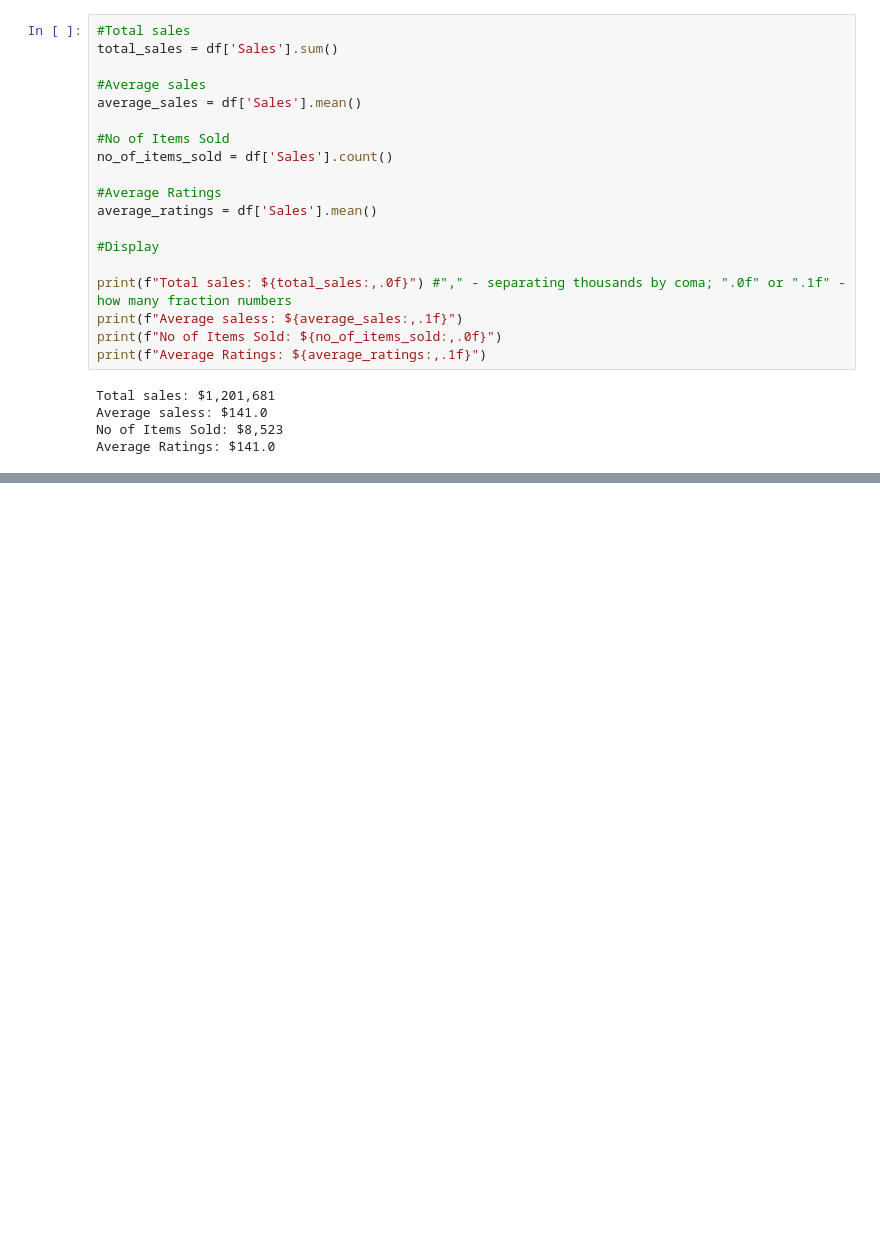
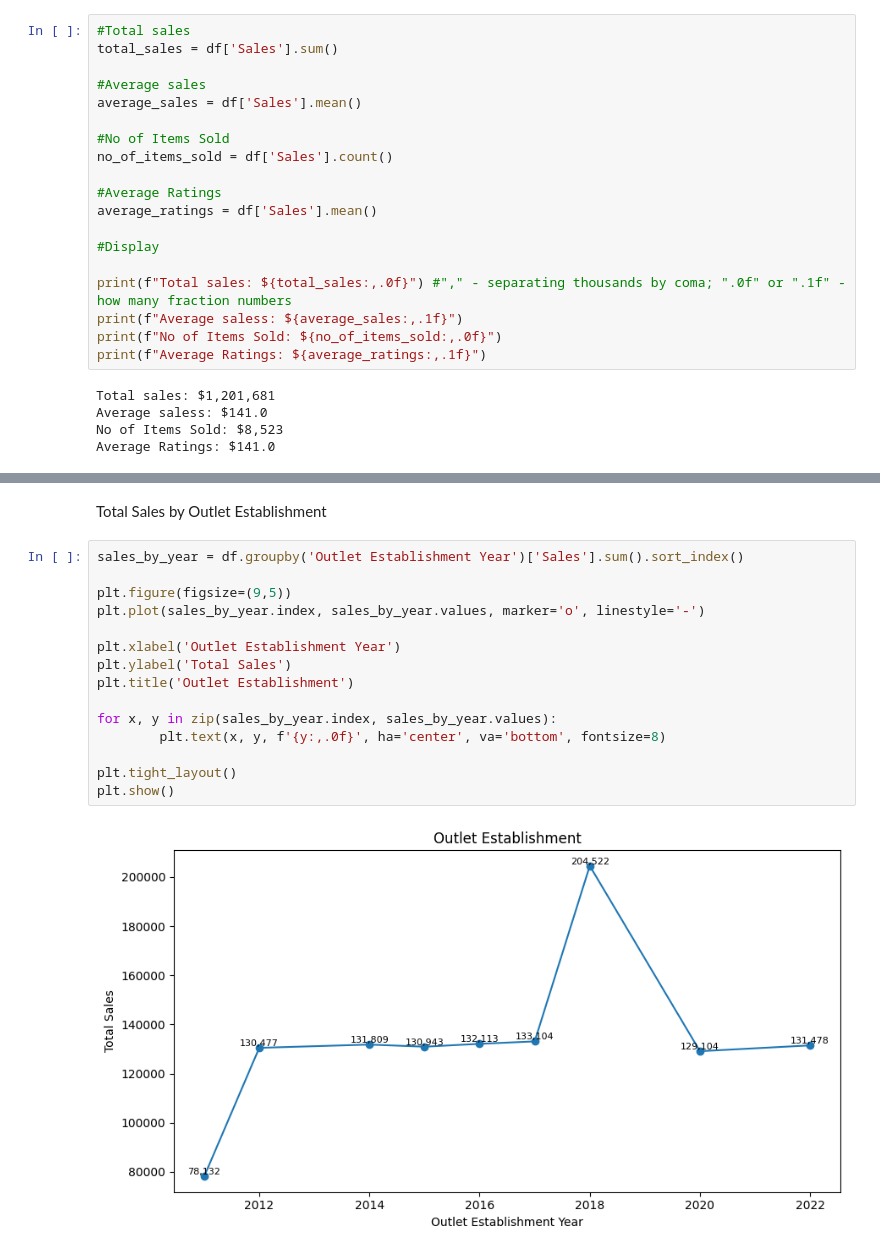
Before and after one commit to KrzysztofSym/blinkit_grocery_data, a Jupyter notebook: Blinkit Analysis in Python.ipynb, the cells around one changed output, grey strips where cells are left out. Drawn from its saved outputs; the diff is of its cells as text; blank space fills up the shorter version.

```diff
--- a/Blinkit Analysis in Python.ipynb
+++ b/Blinkit Analysis in Python.ipynb
@@ -135,0 +184,19 @@ Average Ratings: $141.0
+# %% [markdown]
+Total Sales by Outlet Establishment
+# %%
+sales_by_year = df.groupby('Outlet Establishment Year')['Sales'].sum().sort_index()
+
+plt.figure(figsize=(9,5))
+plt.plot(sales_by_year.index, sales_by_year.values, marker='o', linestyle='-')
+
+plt.xlabel('Outlet Establishment Year')
+plt.ylabel('Total Sales')
+plt.title('Outlet Establishment')
+
+for x, y in zip(sales_by_year.index, sales_by_year.values):
+        plt.text(x, y, f'{y:,.0f}', ha='center', va='bottom', fontsize=8)
+
+plt.tight_layout()
+plt.show()
+# %% [output]
+[figure, added]
```
Also changed, not shown: parts of 7 cells of this notebook.
